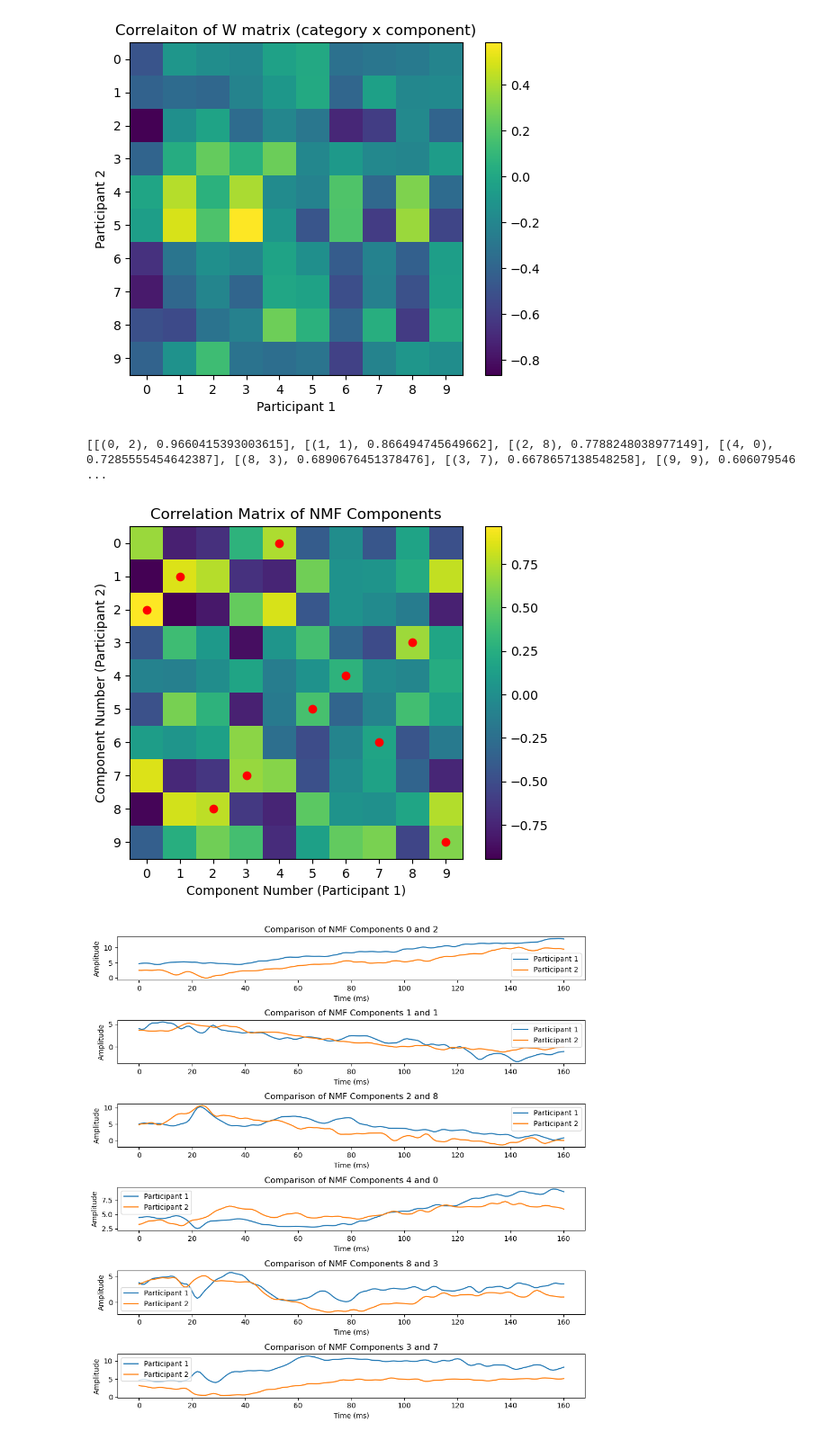
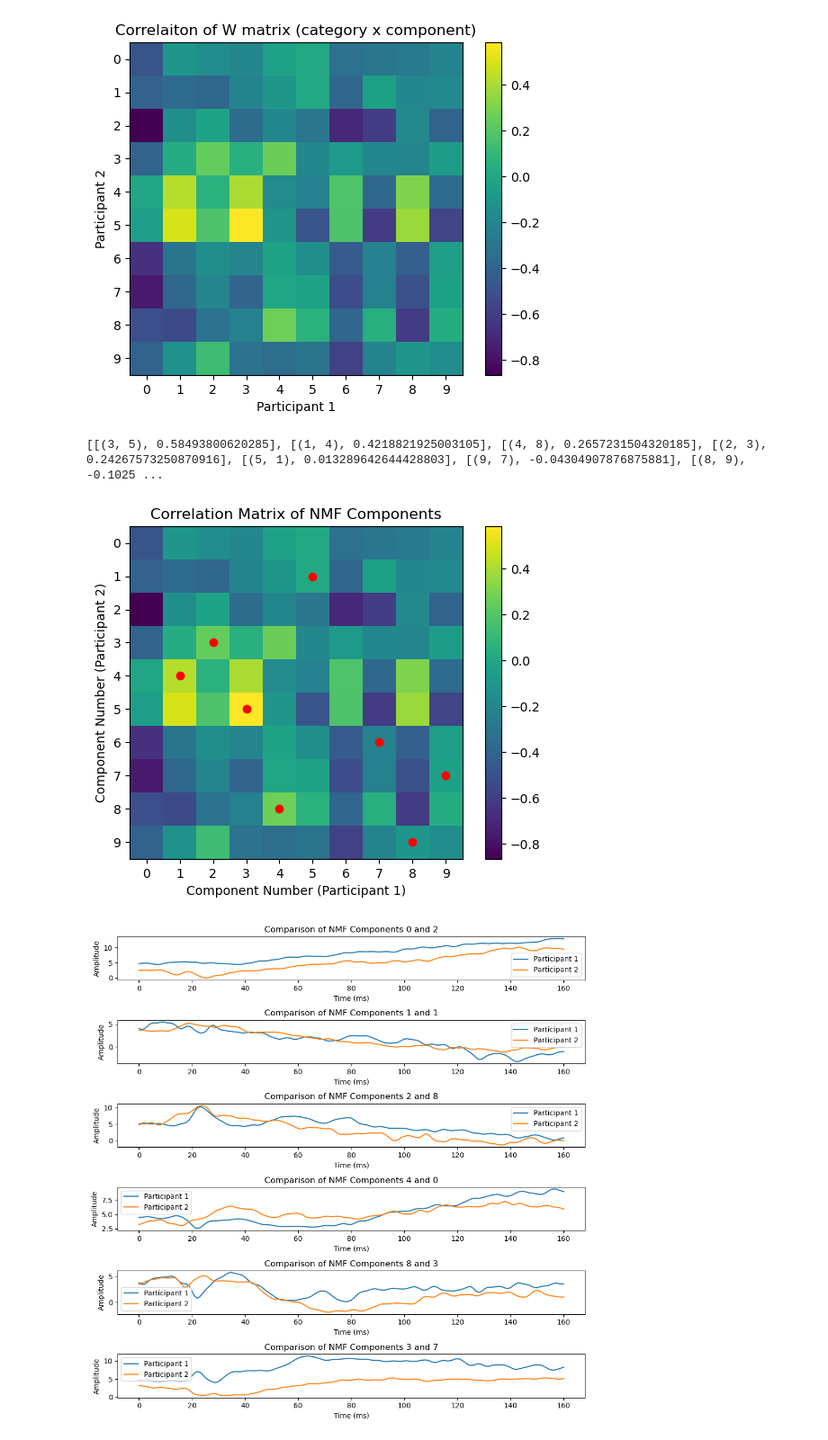
Before and after one commit to AtharvSuryawanshi/Neural-Representations-using-Things-Database, a Jupyter notebook: notebooks/NMF_meg8.ipynb, the cells around one changed output. Shown at 90% size. Cells and saved outputs as stored; diff of their text form; code cells hidden in the pictures.

```diff
--- a/notebooks/NMF_meg8.ipynb
+++ b/notebooks/NMF_meg8.ipynb
@@ -533,7 +525,7 @@ plt.show()
 # %%
 
 # Compute correlation matrix
-corr_matrix = make_corr_mat(H_part1, H_part2, nmf_components)
+corr_matrix = make_corr_mat(idk.W_dict[1], idk.W_dict[2], nmf_components)
 plt.imshow(corr_matrix.T, cmap='viridis')
 plt.colorbar()
 plt.title("Correlation Matrix of NMF Components")
@@ -546,35 +538,35 @@ sorted_indices = np.argsort(-np.nan_to_num(corr_matrix).ravel())  # Negative for
 # Convert back to 2D indices
 sorted_2d_indices = np.unravel_index(sorted_indices, corr_matrix.shape)
 
 # Stack row & col indices into tuples
 sorted_pairs = list(zip(sorted_2d_indices[0], sorted_2d_indices[1]))
 
 # Get top 10 correlated pairs
 max_corr_pairs = sorted_pairs[:60]
 
 # Ensure unique indices
 unique_pairs = []
 used_indices_p1 = set()  # Track already used indices participant 1
 used_indices_p2 = set()  # Track already used indices participant 2
 
 for pair in max_corr_pairs:
     if pair[0] not in used_indices_p1 and pair[1] not in used_indices_p2:
         unique_pairs.append(pair)
         used_indices_p1.add(pair[0])  # Use add() for single values
         used_indices_p2.add(pair[1])
 
 
 print([[unique_pair, corr_matrix[unique_pair[0], unique_pair[1]]] for unique_pair in unique_pairs])# Mark unique pairs in the correlation matrix
 plt.plot([pair[0] for pair in unique_pairs], [pair[1] for pair in unique_pairs], 'ro')
 # plt.plot([pair[1] for pair in unique_pairs], [pair[0] for pair in unique_pairs], 'ro')
 plt.xlabel("Component Number (Participant 1)")
 plt.ylabel("Component Number (Participant 2)")
 plt.xticks(range(nmf_components))
 plt.yticks(range(nmf_components))
 plt.show()
 # %% [output]
-[[(0, 2), 0.9660415393003615], [(1, 1), 0.866494745649662], [(2, 8), 0.7788248038977149], [(4, 0), 0.7285555454642387], [(8, 3), 0.6890676451378476], [(3, 7), 0.6678657138548258], [(9, 9), 0.606079546 ...
+[[(3, 5), 0.58493800620285], [(1, 4), 0.4218821925003105], [(4, 8), 0.2657231504320185], [(2, 3), 0.24267573250870916], [(5, 1), 0.013289642644428803], [(9, 7), -0.04304907876875881], [(8, 9), -0.1025 ...
-[figure, old version]
+[figure, new version]
 # %%
 # plt.plot(H_part1[4,:], label='Participant 1')
 # plt.plot(H_part2[7,:], label='Participant 2')
```
Also changed, not shown: parts of 3 cells of this notebook, 1 other file.
